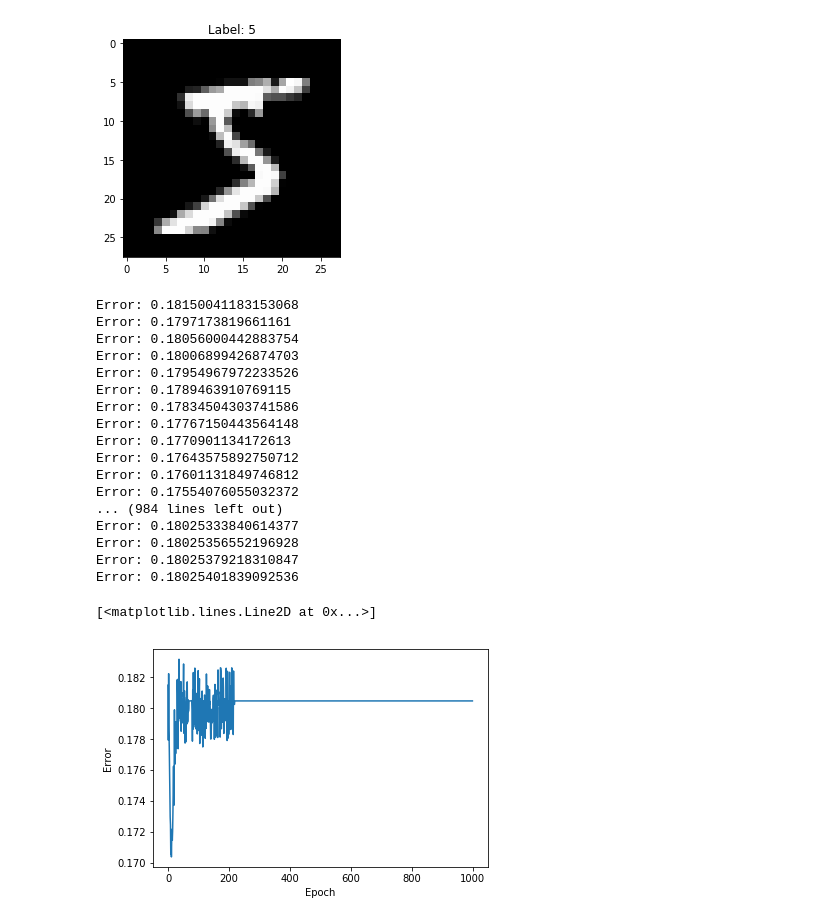
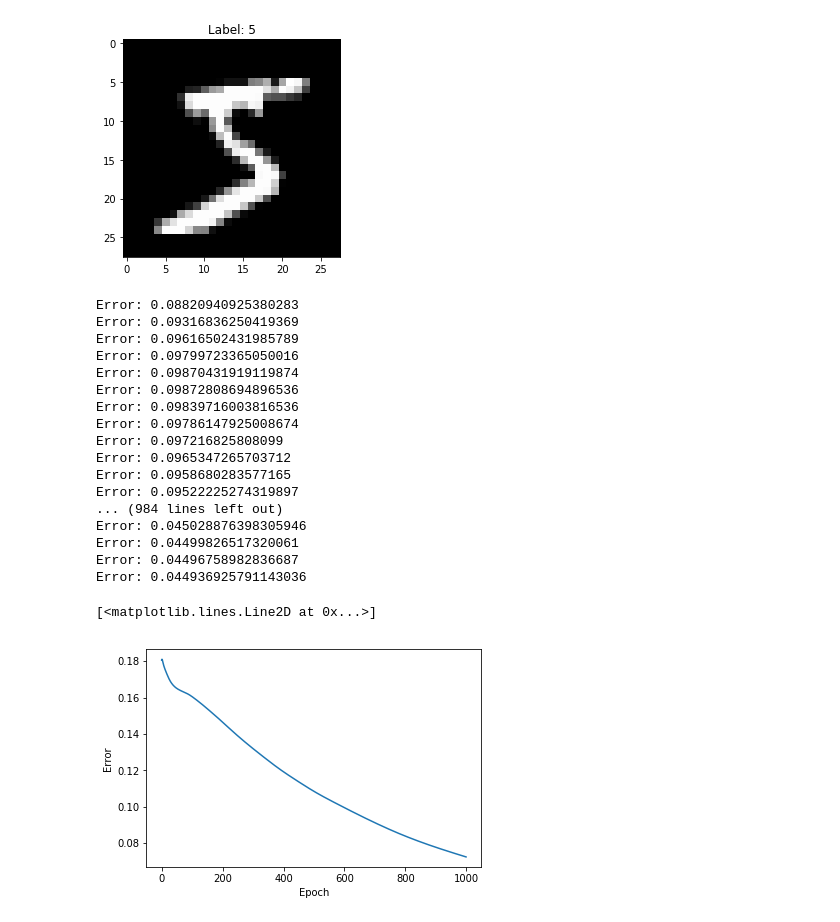
Before and after one commit to DeepLearningVision-2019/a3-neural-network-class-ArturoBurela, a Jupyter notebook: Neural Network Assignment.ipynb, the cells around one changed output. Saved outputs shown, nothing was run; the diff lists cells and outputs as text; code cells hidden in the pictures.

```diff
--- a/Neural Network Assignment.ipynb
+++ b/Neural Network Assignment.ipynb
@@ -139,8 +139,8 @@ class NeuralNetwork:
             self.b1+= b_delta * self.alpha
             self.w1 += np.dot(l0.T,delta)*self.alpha
             # Print error
-            if(i % displayUpdate is 0):
-                print("Error:", np.mean(np.abs(errors)))
+            if(i % displayUpdate == 0):
+                print("Error:", np.mean(np.abs(error)))
         return errors
 # %% [markdown]
 ### Test datasets
@@ -283,34 +278,34 @@ test_labels = to_categorical(test_labels)
 # %%
 # TODO: Test the class with the mnist data. Test the training of the network with the test_images data, and
 # record the accuracy of the classification.
 architecture = 784, 2, 64, 10
 network = NeuralNetwork(architecture, alpha =  0.001)
-errors = network.train(train_images[0:5000],train_labels[0:5000])
+errors = network.train(train_images[0:1000],train_labels[0:1000])
 
 f, ax = plt.subplots(1,1)
 ax.set_xlabel('Epoch')
 ax.set_ylabel('Error')
 ax.plot(errors)
 # %% [output]
-Error: 0.18150041183153068
-Error: 0.1797173819661161
-Error: 0.18056000442883754
-Error: 0.18006899426874703
-Error: 0.17954967972233526
-Error: 0.1789463910769115
-Error: 0.17834504303741586
-Error: 0.17767150443564148
-Error: 0.1770901134172613
-Error: 0.17643575892750712
-Error: 0.17601131849746812
-Error: 0.17554076055032372
+Error: 0.08820940925380283
+Error: 0.09316836250419369
+Error: 0.09616502431985789
+Error: 0.09799723365050016
+Error: 0.09870431919119874
+Error: 0.09872808694896536
+Error: 0.09839716003816536
+Error: 0.09786147925008674
+Error: 0.097216825808099
+Error: 0.0965347265703712
+Error: 0.0958680283577165
+Error: 0.09522225274319897
 ... (984 lines left out)
-Error: 0.18025333840614377
-Error: 0.18025356552196928
-Error: 0.18025379218310847
-Error: 0.18025401839092536
+Error: 0.045028876398305946
+Error: 0.04499826517320061
+Error: 0.04496758982836687
+Error: 0.044936925791143036
 [<matplotlib.lines.Line2D at 0x...>]
-[figure, old version]
+[figure, new version]
 # %%
 # Testing data Test the training of the network with the test_images data
 network2 = NeuralNetwork(architecture, alpha =  0.001)
```
Also changed, not shown: parts of 6 cells of this notebook.
